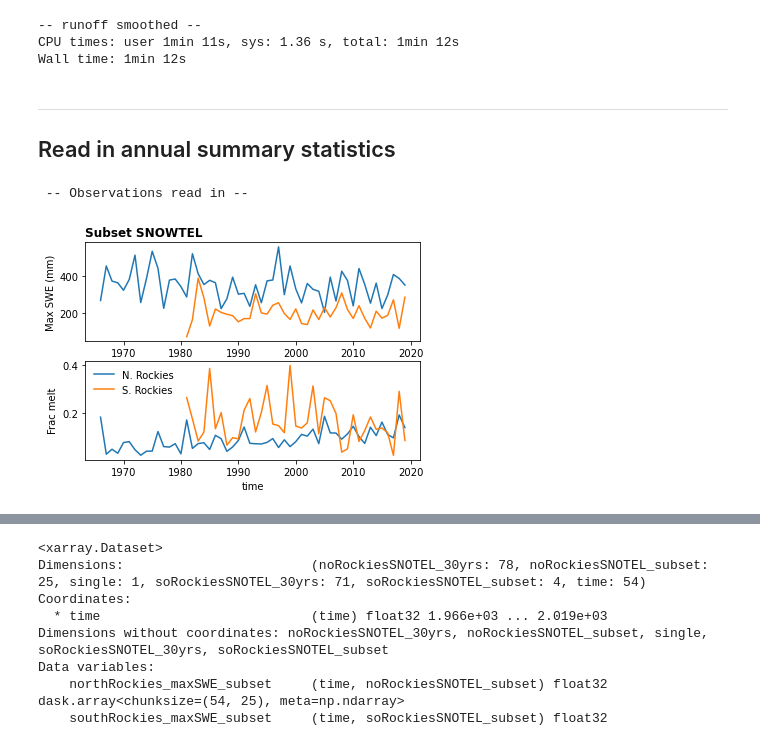
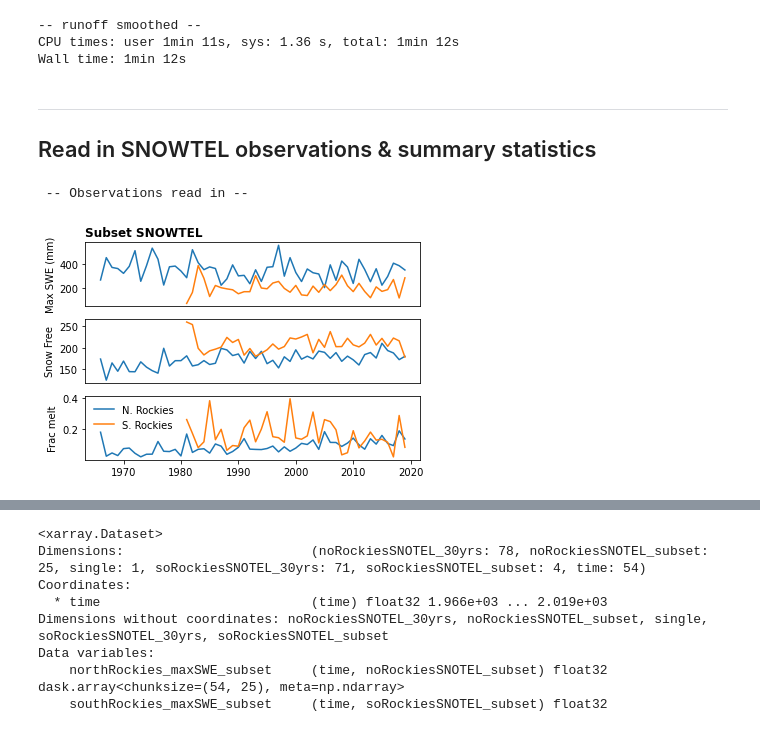
Before and after one commit to wwieder/cesm-lens, a Jupyter notebook: notebooks/lens2_SnowMelt.ipynb, the cells around one changed output, grey strips where cells are left out. Drawn from its saved outputs; the diff is of its cells as text; code cells hidden in the pictures.

Commit message:
now free period obs

```diff
--- a/notebooks/lens2_SnowMelt.ipynb
+++ b/notebooks/lens2_SnowMelt.ipynb
@@ -485,7 +485,7 @@ CPU times: user 1min 11s, sys: 1.36 s, total: 1min 12s
 Wall time: 1min 12s
 # %% [markdown]
 -----
-## Read in annual summary statistics
+## Read in SNOWTEL observations & summary statistics
 # %%
 obsPathIN = '/glade/u/home/wwieder/python/cesm-lens/notebooks/maxSWE*.nc'
 obsIN = xr.open_mfdataset(obsPathIN).persist()
@@ -496,17 +496,26 @@ print(' -- Observations read in -- ')
  -- Observations read in --
 # %%
 plt.figure(1)
-plt.subplot(211)
+plt.subplot(311)
 obsIN.northRockies_maxSWE_subset.mean('noRockiesSNOTEL_subset').plot(x='time')
 obsIN.southRockies_maxSWE_subset.mean('soRockiesSNOTEL_subset').plot(x='time')
 plt.title('Subset SNOWTEL',loc='left', fontsize='large', fontweight='bold')
 plt.ylabel('Max SWE (mm)')
-plt.subplot(212)
+plt.xlabel(None)
+plt.xticks([])
+plt.subplot(312)
+obsIN.northRockies_snowFree_subset.mean('noRockiesSNOTEL_subset').plot(x='time')
+obsIN.southRockies_snowFree_subset.mean('soRockiesSNOTEL_subset').plot(x='time') ;
+plt.ylabel('Snow Free')
+plt.xlabel(None)
+plt.xticks([])
+plt.subplot(313)
 obsIN.northRockies_fracMelt_subset.mean('noRockiesSNOTEL_subset').plot(x='time')
-obsIN.southRockies_fractMelt_subset.mean('soRockiesSNOTEL_subset').plot(x='time') ;
+obsIN.southRockies_fracMelt_subset.mean('soRockiesSNOTEL_subset').plot(x='time') ;
+plt.xlabel(None)
 plt.ylabel('Frac melt')
 plt.legend(['N. Rockies','S. Rockies'],frameon=False) ;
 # %% [output]
-[figure, old version]
+[figure, new version]
 # %%
 plt.figure(1)
```
Also changed, not shown: parts of 5 cells of this notebook.
